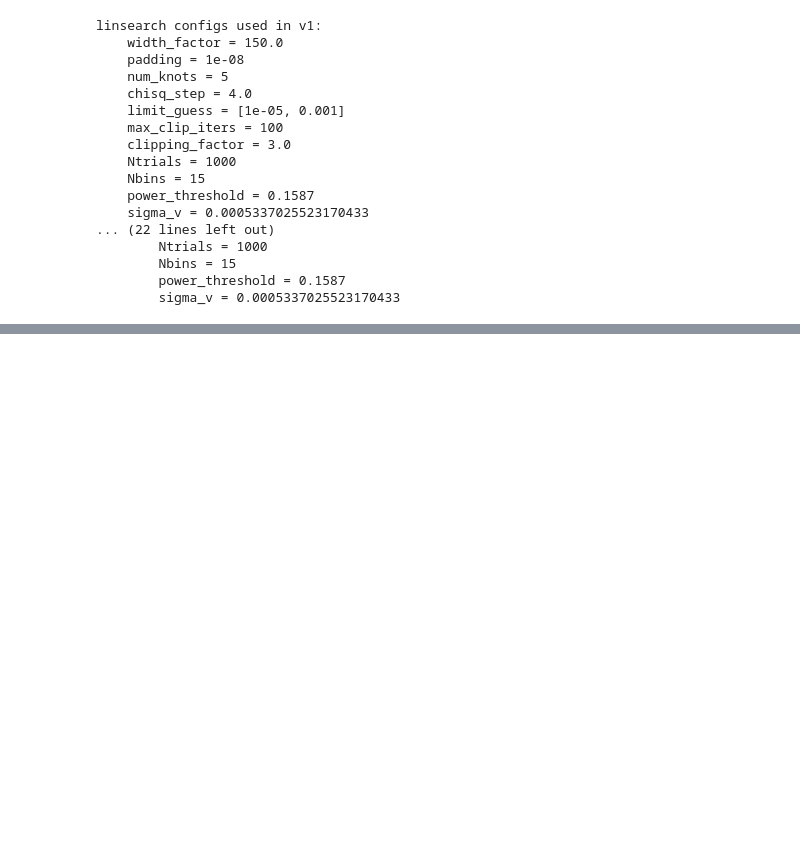
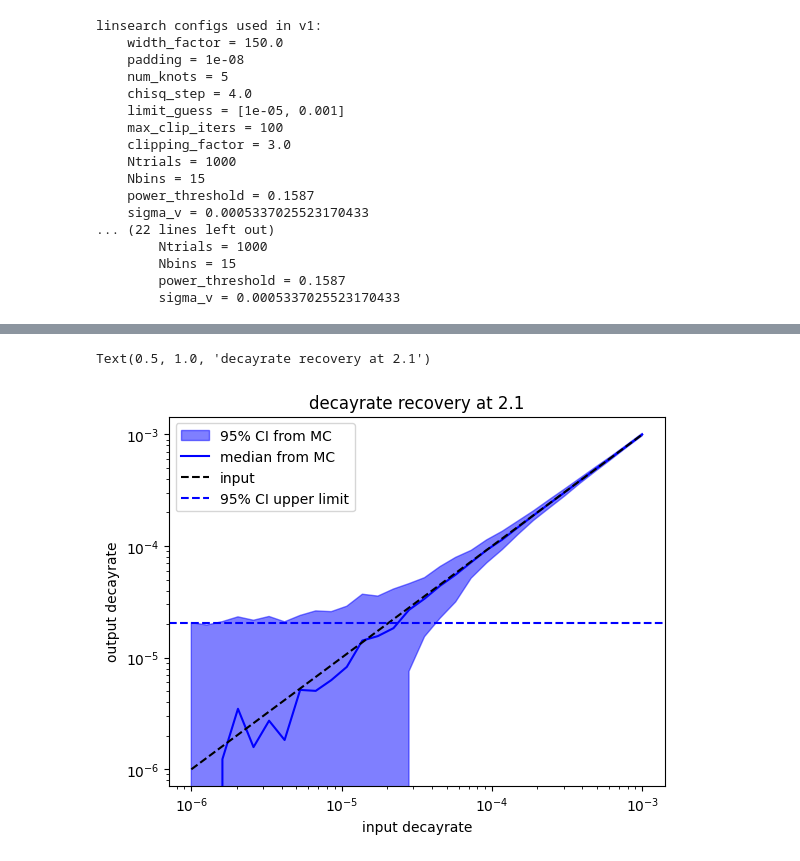
Before and after one commit to rjanish/JWST-DMdecay, a Jupyter notebook: mc.ipynb, the cells around one changed output, grey strips where cells are left out. Saved outputs shown, nothing was run; the diff lists cells and outputs as text; code cells hidden in the pictures; blank space fills up the shorter version.

```diff
--- a/mc.ipynb
+++ b/mc.ipynb
@@ -262,0 +336,44 @@ Text(0.5, 0.98, 'injection recovery: 1.00e-04 line at 2.1')
+# %%
+# lam0 = 1.45 # 2.1 2.8
+n_steps = 30
+decayrates_to_test = np.geomspace(1e-6, 1e-3, n_steps)
+n_trials = 100
+
+line_specset = base_specset.add_DM_line(decayrate, lam0)
+searcher = dmd.linesearch.LineSearcher(narrow_setup, line_specset, lam0)
+eg_knot_vals, eg_decayrate = searcher.fit_continuum_plus_line()
+chisq_dof = \
+    searcher.chisq(eg_knot_vals, eg_decayrate)/searcher.dof_continuum_only
+outputs = np.full(decayrates_to_test.size, np.nan)
+errors = np.full(decayrates_to_test.size, np.nan)
+for i, dr in tqdm(enumerate(decayrates_to_test)):
+    trial_results = np.full(n_trials, np.nan)
+    for j in range(n_trials):
+        trial_specset = base_specset.add_DM_line(dr, lam0)\
+                                    .rescale_error(np.sqrt(chisq_dof))\
+                                    .resample_flux()
+        searcher = dmd.linesearch.LineSearcher(narrow_setup,
+                                               trial_specset, lam0)
+        _, trial_results[j] = searcher.fit_continuum_plus_line()
+    outputs[i] = np.median(trial_results)
+    errors[i] = (np.quantile(trial_results, 0.975) -
+                 np.quantile(trial_results, 0.025))/2
+# %%
+fig, ax = plt.subplots()
+
+ax.fill_between(decayrates_to_test, outputs - errors, outputs + errors,
+                color='blue', alpha=0.5, label="95% CI from MC")
+ax.plot(decayrates_to_test, outputs, color='blue', label="median from MC")
+ax.plot(decayrates_to_test, decayrates_to_test, color='black',
+        linestyle='dashed', label="input")
+ax.axhline(outputs[0] + errors[0], color='blue', linestyle='dashed',
+           label="95% CI upper limit")
+ax.set_xscale('log')
+ax.set_yscale('log')
+ax.set_xlabel("input decayrate")
+ax.set_ylabel("output decayrate")
+ax.legend()
+ax.set_title(F"decayrate recovery at {lam0}")
+# %% [output]
+Text(0.5, 1.0, 'decayrate recovery at 2.1')
+[figure, added]
```
Also changed, not shown: parts of 9 cells of this notebook, 1 other file.
